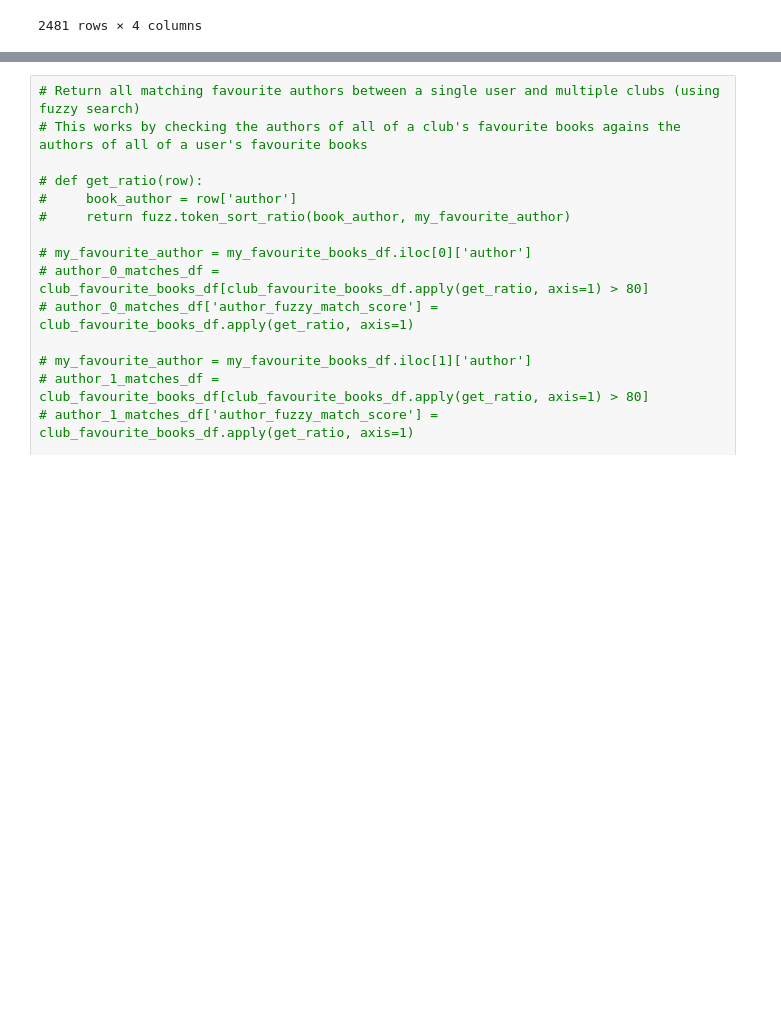
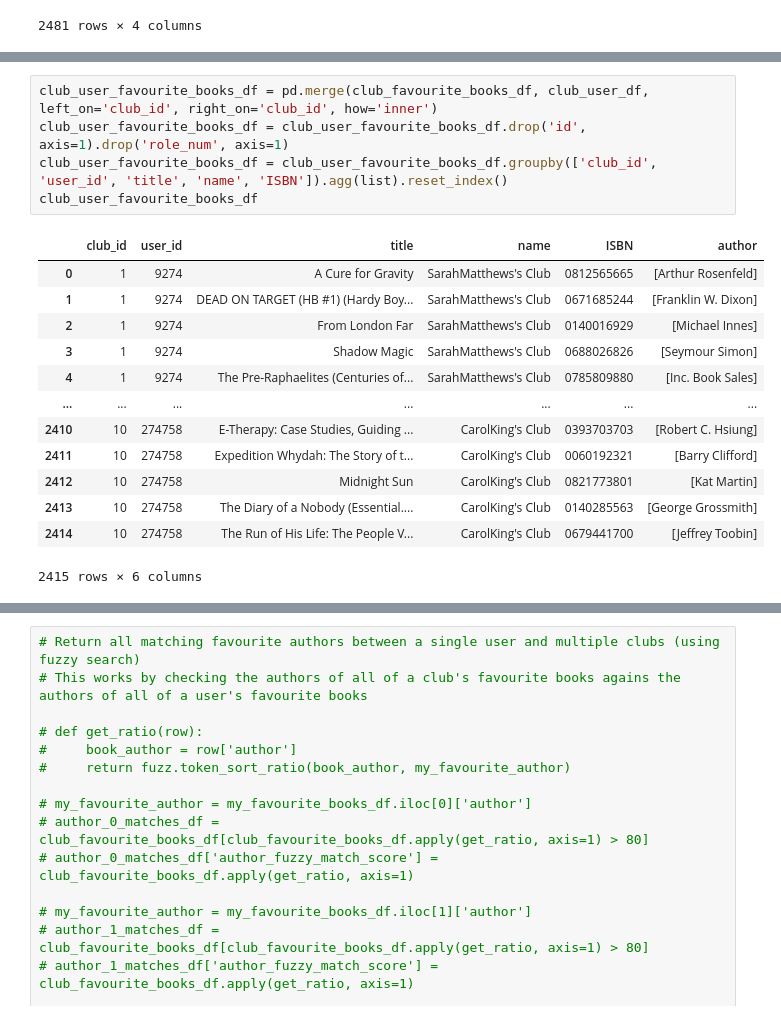
Before and after one commit to laurenceandrews/auguread, a Jupyter notebook: clubs/club_to_user_recommender/club_recommender.ipynb, the cells around one changed output, grey strips where cells are left out. Drawn from its saved outputs; the diff is of its cells as text; blank space fills up the shorter version.

```diff
--- a/clubs/club_to_user_recommender/club_recommender.ipynb
+++ b/clubs/club_to_user_recommender/club_recommender.ipynb
@@ -389,0 +327,19 @@ book_matches_df
+# %%
+club_user_favourite_books_df = pd.merge(club_favourite_books_df, club_user_df, left_on='club_id', right_on='club_id', how='inner')
+club_user_favourite_books_df = club_user_favourite_books_df.drop('id', axis=1).drop('role_num', axis=1)
+club_user_favourite_books_df = club_user_favourite_books_df.groupby(['club_id', 'user_id', 'title', 'name', 'ISBN']).agg(list).reset_index()
+club_user_favourite_books_df
+# %% [output]
+|  | club_id | user_id | title | name | ISBN | author |
+| 0 | 1 | 9274 | A Cure for Gravity | SarahMatthews's Club | 0812565665 | [Arthur Rosenfeld] |
+| 1 | 1 | 9274 | DEAD ON TARGET (HB #1) (Hardy Boy... | SarahMatthews's Club | 0671685244 | [Franklin W. Dixon] |
+| 2 | 1 | 9274 | From London Far | SarahMatthews's Club | 0140016929 | [Michael Innes] |
+| 3 | 1 | 9274 | Shadow Magic | SarahMatthews's Club | 0688026826 | [Seymour Simon] |
+| 4 | 1 | 9274 | The Pre-Raphaelites (Centuries of... | SarahMatthews's Club | 0785809880 | [Inc. Book Sales] |
+| ... | ... | ... | ... | ... | ... | ... |
+| 2410 | 10 | 274758 | E-Therapy: Case Studies, Guiding ... | CarolKing's Club | 0393703703 | [Robert C. Hsiung] |
+| 2411 | 10 | 274758 | Expedition Whydah: The Story of t... | CarolKing's Club | 0060192321 | [Barry Clifford] |
+| 2412 | 10 | 274758 | Midnight Sun | CarolKing's Club | 0821773801 | [Kat Martin] |
+| 2413 | 10 | 274758 | The Diary of a Nobody (Essential.... | CarolKing's Club | 0140285563 | [George Grossmith] |
+| 2414 | 10 | 274758 | The Run of His Life: The People V... | CarolKing's Club | 0679441700 | [Jeffrey Toobin] |
+2415 rows × 6 columns
```
Also changed, not shown: parts of 3 cells of this notebook, 2 other files.
